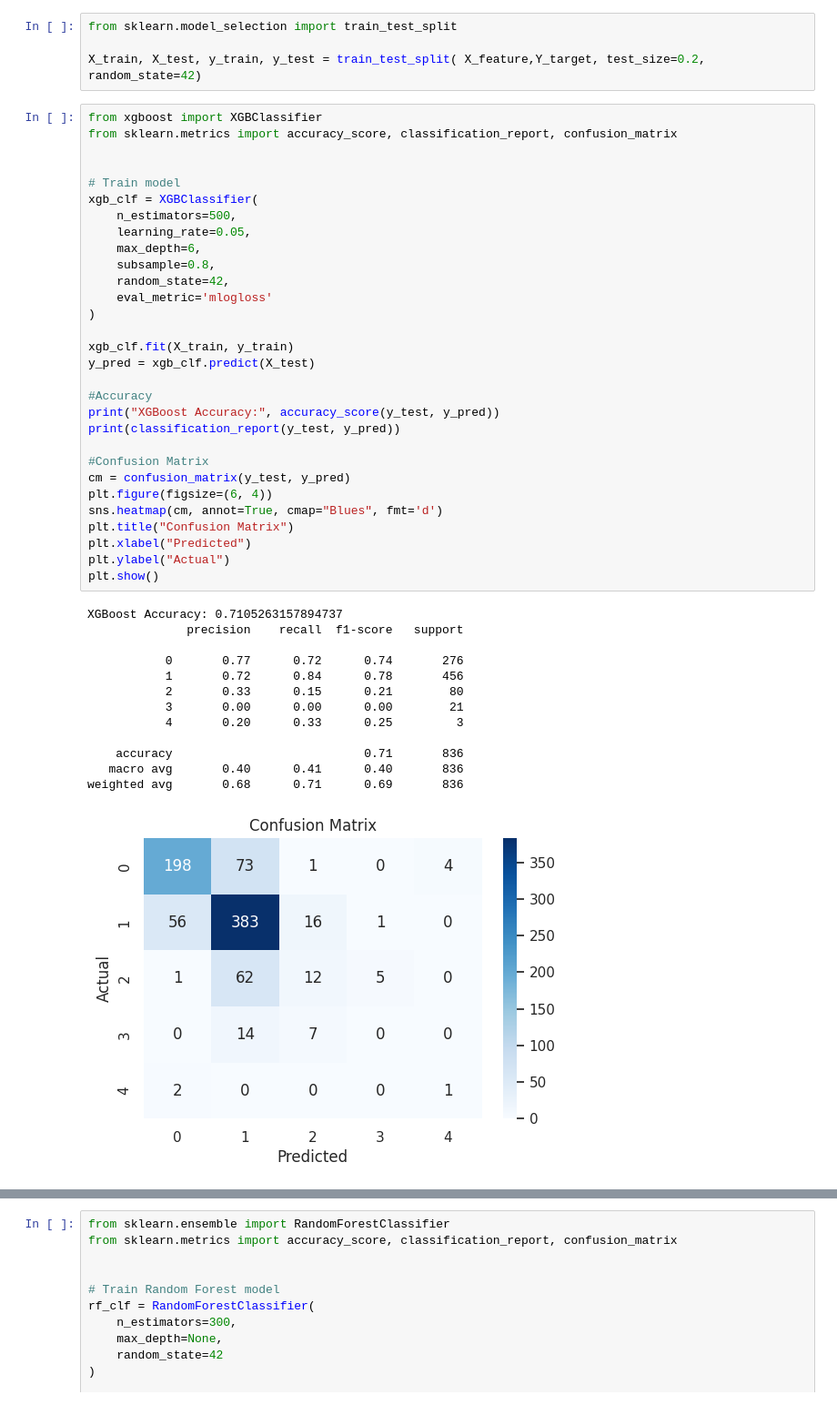
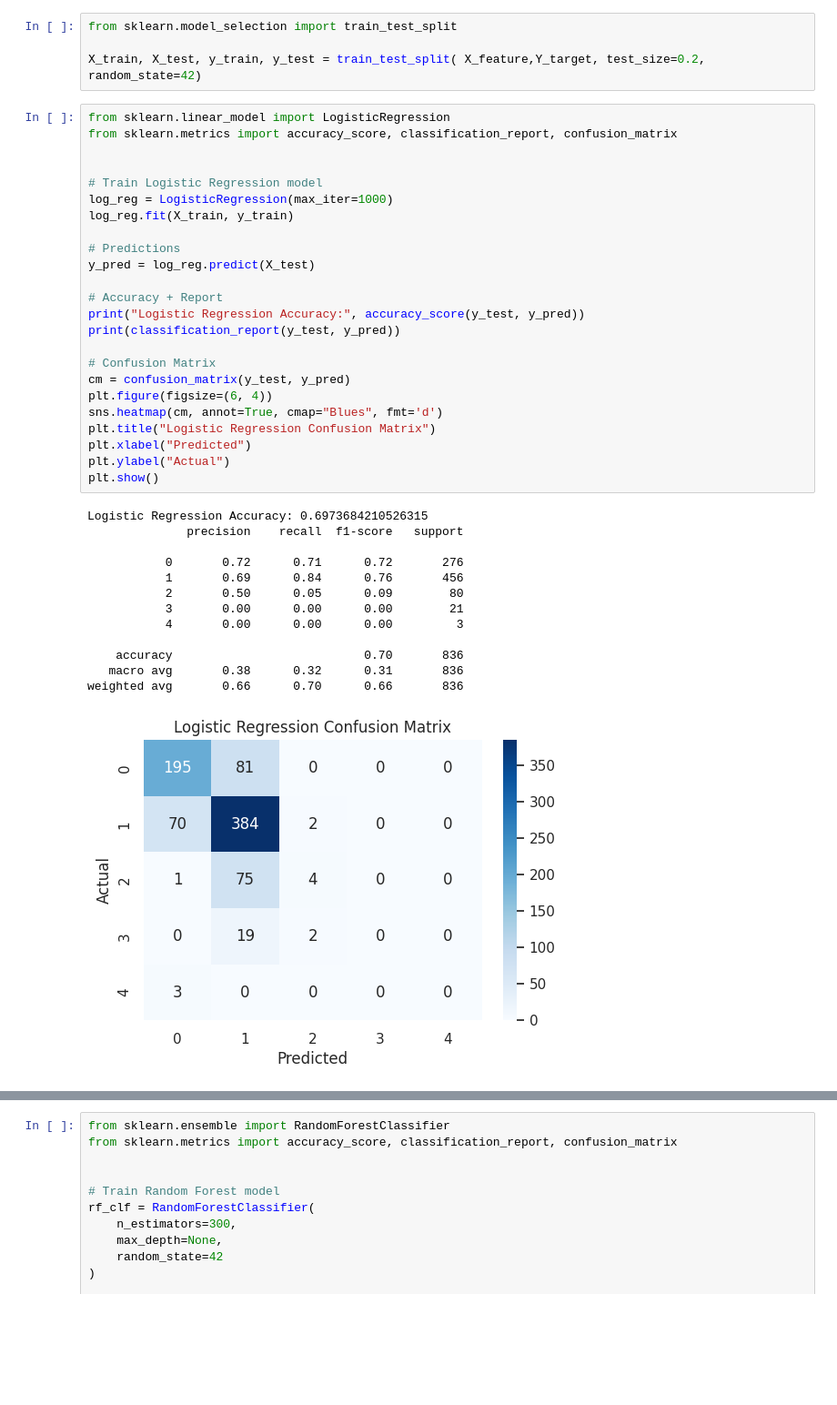
Before and after one commit to theAkashPrabu/Dessertation, a Jupyter notebook: abalone_rings.ipynb, the cells around one changed output, grey strips where cells are left out. Shown at 91% size. Saved outputs shown, nothing was run; the diff lists cells and outputs as text; blank space fills up the shorter version.

```diff
--- a/abalone_rings.ipynb
+++ b/abalone_rings.ipynb
@@ -234,46 +218,40 @@ from sklearn.model_selection import train_test_split
 
 X_train, X_test, y_train, y_test = train_test_split( X_feature,Y_target, test_size=0.2, random_state=42)
 # %%
-from xgboost import XGBClassifier
+from sklearn.linear_model import LogisticRegression
 from sklearn.metrics import accuracy_score, classification_report, confusion_matrix
 
 
-# Train model
-xgb_clf = XGBClassifier(
-    n_estimators=500,
-    learning_rate=0.05,
-    max_depth=6,
-    subsample=0.8,
-    random_state=42,
-    eval_metric='mlogloss'
-)
+# Train Logistic Regression model
+log_reg = LogisticRegression(max_iter=1000)
+log_reg.fit(X_train, y_train)
 
-xgb_clf.fit(X_train, y_train)
-y_pred = xgb_clf.predict(X_test)
+# Predictions
+y_pred = log_reg.predict(X_test)
 
-#Accuracy
-print("XGBoost Accuracy:", accuracy_score(y_test, y_pred))
+# Accuracy + Report
+print("Logistic Regression Accuracy:", accuracy_score(y_test, y_pred))
 print(classification_report(y_test, y_pred))
 
-#Confusion Matrix
+# Confusion Matrix
 cm = confusion_matrix(y_test, y_pred)
 plt.figure(figsize=(6, 4))
 sns.heatmap(cm, annot=True, cmap="Blues", fmt='d')
-plt.title("Confusion Matrix")
+plt.title("Logistic Regression Confusion Matrix")
 plt.xlabel("Predicted")
 plt.ylabel("Actual")
 plt.show()
 # %% [output]
-XGBoost Accuracy: 0.7105263157894737
+Logistic Regression Accuracy: 0.6973684210526315
               precision    recall  f1-score   support
 
-           0       0.77      0.72      0.74       276
-           1       0.72      0.84      0.78       456
-           2       0.33      0.15      0.21        80
+           0       0.72      0.71      0.72       276
+           1       0.69      0.84      0.76       456
+           2       0.50      0.05      0.09        80
            3       0.00      0.00      0.00        21
-           4       0.20      0.33      0.25         3
+           4       0.00      0.00      0.00         3
 
-    accuracy                           0.71       836
-   macro avg       0.40      0.41      0.40       836
-weighted avg       0.68      0.71      0.69       836
+    accuracy                           0.70       836
+   macro avg       0.38      0.32      0.31       836
+weighted avg       0.66      0.70      0.66       836
-[figure, old version]
+[figure, new version]
```
Also changed, not shown: parts of 9 cells of this notebook.
